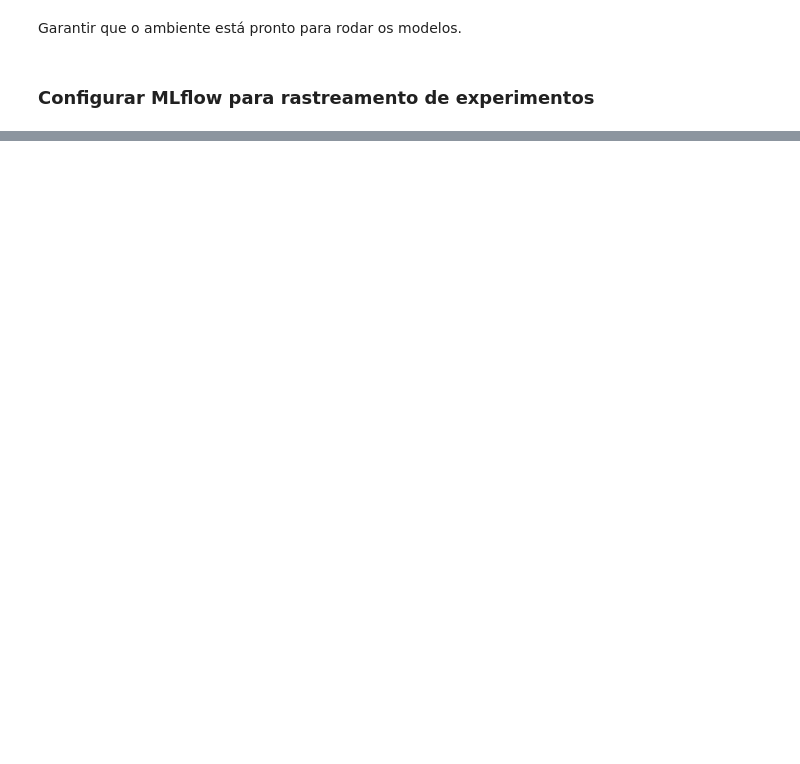
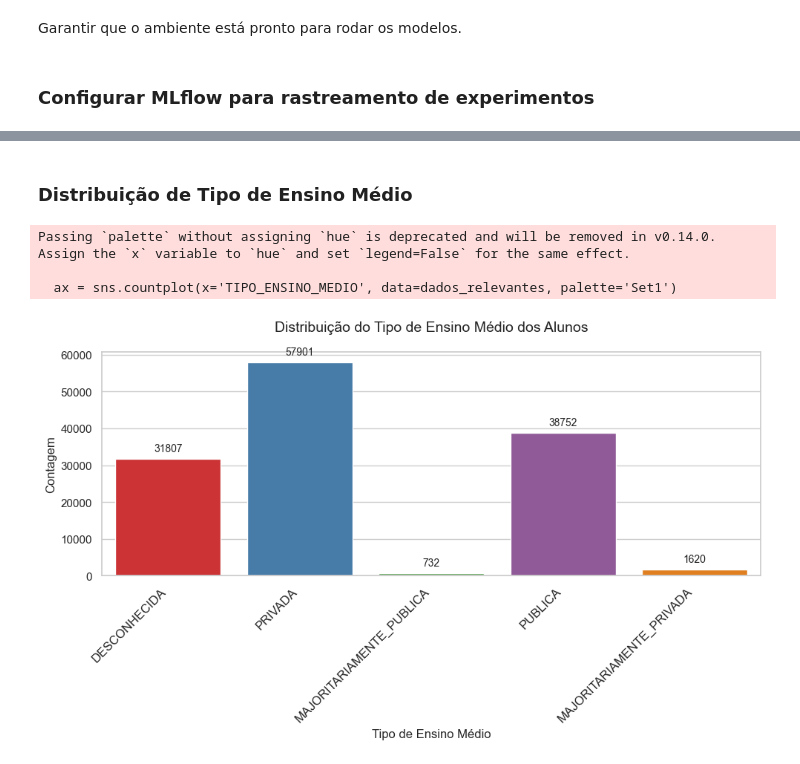
Before and after one commit to DiegoKazadi/ufcg-mlops-dropout-student, a Jupyter notebook: ufcg-mlops-dropout-student.ipynb, the cells around one changed output, grey strips where cells are left out. Cells and saved outputs as stored; diff of their text form; code cells hidden in the pictures; blank space fills up the shorter version.

```diff
--- a/ufcg-mlops-dropout-student.ipynb
+++ b/ufcg-mlops-dropout-student.ipynb
@@ -113,0 +828,37 @@ to an individual run_id event logging.
+# %% [markdown]
+### Distribuição de Tipo de Ensino Médio
+# %%
+# Contagem de tipo de ensino médio
+plt.figure(figsize=(10, 6))
+ax = sns.countplot(x='TIPO_ENSINO_MEDIO', data=dados_relevantes, palette='Set1')
+
+# Adicionando contagens em cima das barras
+for p in ax.patches:
+    ax.annotate(
+        f'{int(p.get_height())}',  # Valor da contagem
+        (p.get_x() + p.get_width() / 2., p.get_height()),  # Posição do texto
+        ha='center',  # Alinhamento horizontal
+        va='center',  # Alinhamento vertical
+        xytext=(0, 10),  # Deslocamento do texto
+        textcoords='offset points',  # Tipo de coordenadas
+        fontsize=10  # Tamanho da fonte
+    )
+
+# Melhorando os rótulos do eixo x
+plt.xticks(rotation=45, ha='right', fontsize=12)  # Inclina os rótulos e ajusta o alinhamento
+
+# Melhorando o título e os rótulos dos eixos
+plt.title('Distribuição do Tipo de Ensino Médio dos Alunos', fontsize=14, pad=20)
+plt.xlabel('Tipo de Ensino Médio', fontsize=12)
+plt.ylabel('Contagem', fontsize=12)
+
+# Ajustando o layout para evitar cortes
+plt.tight_layout()
+
+# Exibindo o gráfico
+plt.show()
+# %% [output]
+Passing `palette` without assigning `hue` is deprecated and will be removed in v0.14.0. Assign the `x` variable to `hue` and set `legend=False` for the same effect.
+
+  ax = sns.countplot(x='TIPO_ENSINO_MEDIO', data=dados_relevantes, palette='Set1')
+[figure, added]
```
Also changed, not shown: parts of 133 cells of this notebook.
